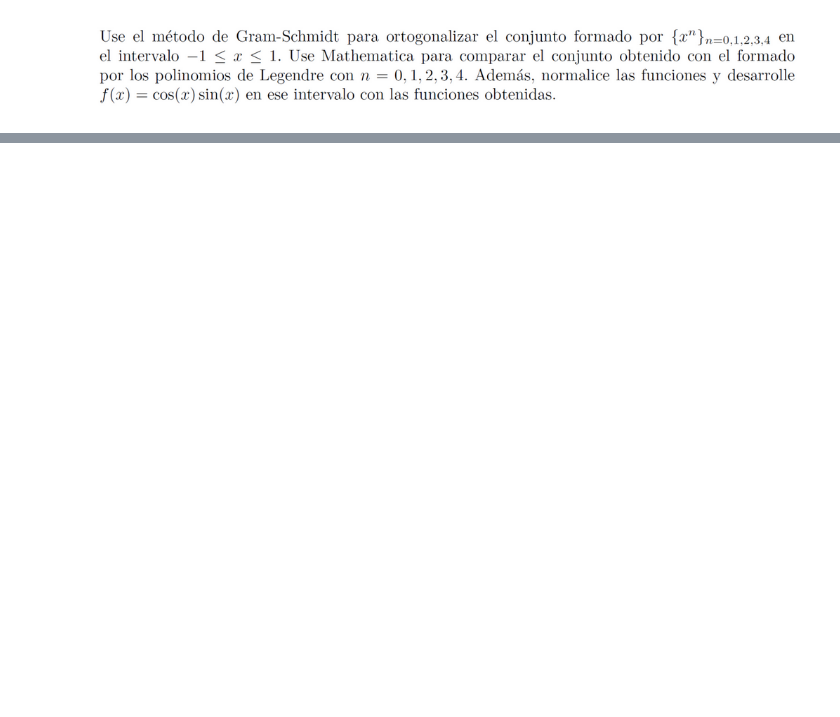
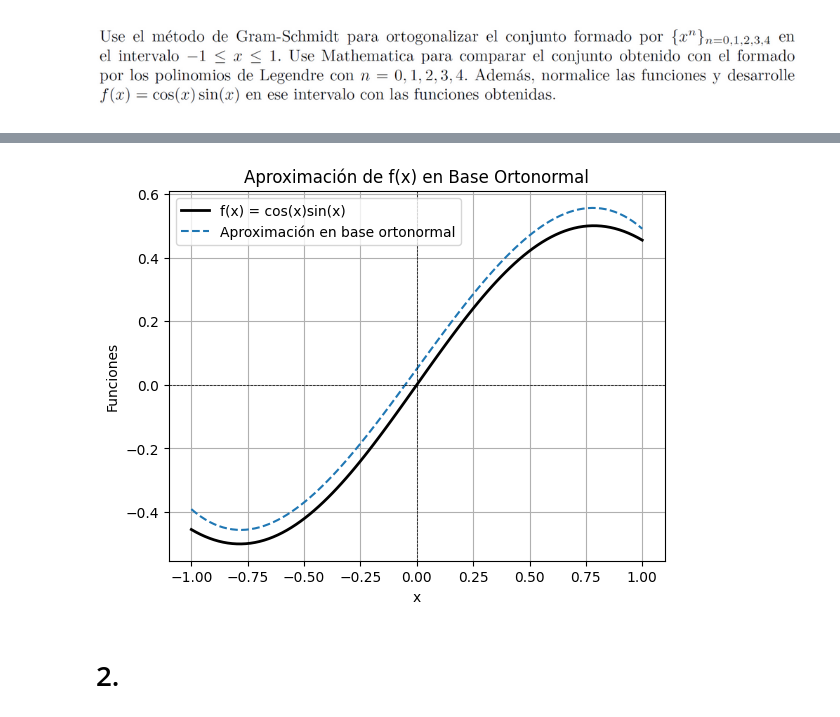
Before and after one commit to SamHuRo/mecanica-cuantica-avanzada, a Jupyter notebook: Ejercicios/Ejercicio_01/Ejercicio_01.ipynb, the cells around one changed output, grey strips where cells are left out. Cells and saved outputs as stored; diff of their text form; code cells hidden in the pictures; blank space fills up the shorter version.

```diff
--- a/Ejercicios/Ejercicio_01/Ejercicio_01.ipynb
+++ b/Ejercicios/Ejercicio_01/Ejercicio_01.ipynb
@@ -17,0 +202,32 @@
+# %%
+# Definición de la función f(x) = cos(x)sen(x)
+f = sp.cos(x) * sp.sin(x)
+
+# Obtener los coeficientes de la expansión en la base ortonormal
+coeficientes = []
+for q in base_ortonormal:
+    coef = sp.simplify(sp.integrate(f * q, (x, -1, 1)))
+    coeficientes.append(coef)
+
+# Graficar la función original y su aproximación
+f_lambdified = sp.lambdify(x, f)                                                                        # Función original
+f_graph = f_lambdified(variable_x)                                                                      # Evaluar en variable_x
+plt.plot(variable_x, f_graph, label='f(x) = cos(x)sin(x)', color='black', linewidth=2)                  # Graficar función original
+
+f_approx = sum(c * q for c, q in zip(coeficientes, base_ortonormal))                                    # Aproximación en base ortonormal
+f_approx_lambdified = sp.lambdify(x, f_approx)                                                          # Función aproximada
+f_approx_graph = f_approx_lambdified(variable_x)                                                        # Evaluar en variable_x
+
+plt.plot(variable_x, f_approx_graph + 0.05, label='Aproximación en base ortonormal', linestyle='--')    # Graficar aproximación
+plt.title('Aproximación de f(x) en Base Ortonormal')
+plt.xlabel('x')
+plt.ylabel('Funciones')
+plt.axhline(0, color='black', lw=0.5, ls='--')
+plt.axvline(0, color='black', lw=0.5, ls='--')
+plt.legend()
+plt.grid()
+plt.show()
+# %% [output]
+[figure, added]
+# %% [markdown]
+# 2.
```
Also changed, not shown: parts of 19 cells of this notebook.
